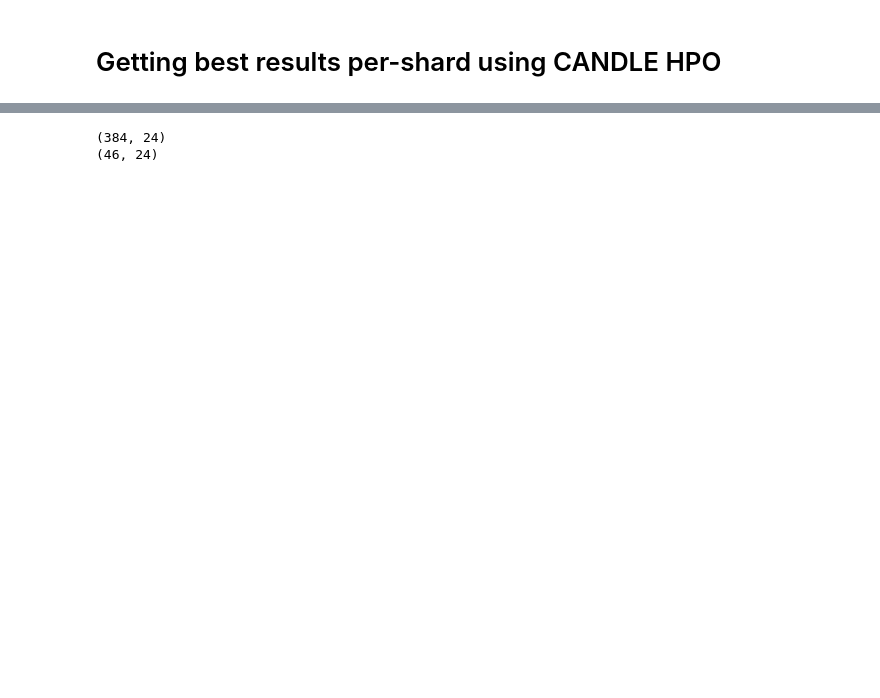
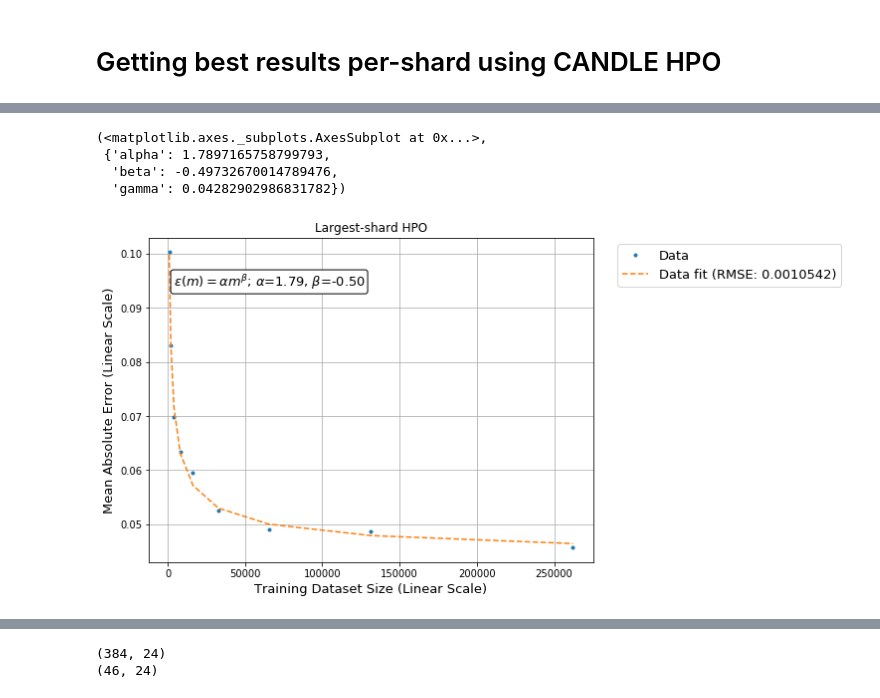
Before and after one commit to adpartin/LearningCurves, a Jupyter notebook: notebooks/candle_hpo.ipynb, the cells around one changed output, grey strips where cells are left out. Drawn from its saved outputs; the diff is of its cells as text; code cells hidden in the pictures; blank space fills up the shorter version.

```diff
--- a/notebooks/candle_hpo.ipynb
+++ b/notebooks/candle_hpo.ipynb
@@ -139,0 +261,4 @@ Name: batch_size, dtype: int64
+# %%
+idx = (hp['opt']==rs2['opt'][0]) & (hp['lr']==rs2['lr'][0]) & (hp['dr_rate']==rs2['dr_rate'][0]) & (hp['batch_size']==rs2['batch_size'][0])
+df = hp[ idx ].sort_values('shards_arr').reset_index(drop=True)
+# display(df)
@@ -139,0 +269,12 @@ Name: batch_size, dtype: int64
+# %%
+lrn_crv.plot_lrn_crv_power_law(x=df['shards_arr'], y=df[met],
+                               plot_fit=True, metric_name=met,
+                               # xtick_scale='log2', ytick_scale='log2',
+                               xtick_scale='linear', ytick_scale='linear',
+                               title='Largest-shard HPO', label='Data', ax=None, figsize=(8,6))
+# %% [output]
+(<matplotlib.axes._subplots.AxesSubplot at 0x...>,
+ {'alpha': 1.7897165758799793,
+  'beta': -0.49732670014789476,
+  'gamma': 0.04282902986831782})
+[figure, added]
```
Also changed, not shown: parts of 39 cells of this notebook, 5 other files.
